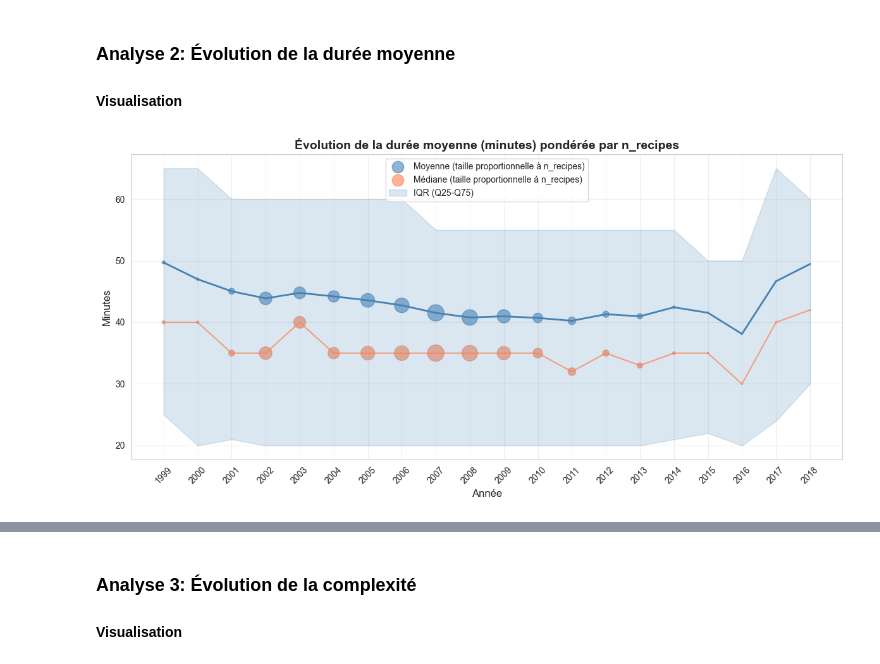
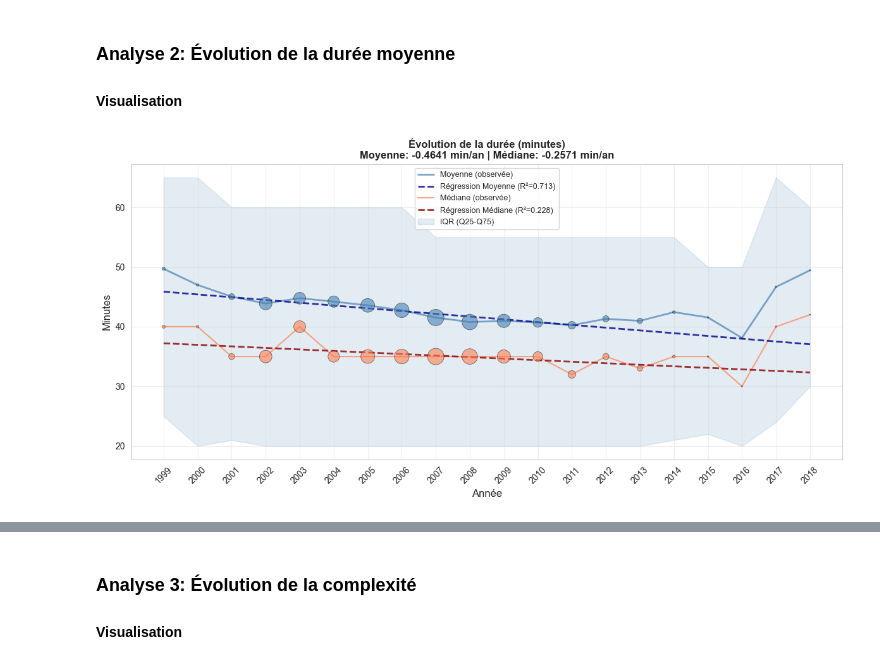
Before and after one commit to julienlafrance/backtothefuturekitchen, a Jupyter notebook: 00_eda/01_long_term/recipe/recipe_analysis_trendline.ipynb, the cells around one changed output, grey strips where cells are left out. Drawn from its saved outputs; the diff is of its cells as text; code cells hidden in the pictures.

```diff
--- a/00_eda/01_long_term/recipe/recipe_analysis_trendline.ipynb
+++ b/00_eda/01_long_term/recipe/recipe_analysis_trendline.ipynb
@@ -176,41 +192,96 @@ print(f"   • Résultat : {'✅ NORMAL' if dagostino_p > 0.05 else '❌ NON NOR
 ### Analyse 2: Évolution de la durée moyenne
 #### Visualisation
 # %%
+# 📊 Agrégation durée par année
 minutes_by_year = (
     df.group_by("year")
-    .agg([pl.mean("minutes").alias("mean_minutes"), pl.median("minutes").alias("median_minutes"),
-        pl.quantile("minutes", 0.25).alias("q25"), pl.quantile("minutes", 0.75).alias("q75"), pl.len().alias("n_recipes")
-    ]).sort("year").to_pandas()
+    .agg([
+        pl.mean("minutes").alias("mean_minutes"),
+        pl.median("minutes").alias("median_minutes"),
+        pl.quantile("minutes", 0.25).alias("q25"),
+        pl.quantile("minutes", 0.75).alias("q75"),
+        pl.len().alias("n_recipes")
+    ])
+    .sort("year").to_pandas()
 )
 
+# --- CALCUL DES RÉGRESSIONS WLS POUR MEAN ET MEDIAN ---
+import statsmodels.api as sm
+
+X = minutes_by_year['year'].values
+w = minutes_by_year['n_recipes'].values
+
+metrics_config = {
+    'mean_minutes': {
+        'color': 'steelblue',
+        'label': 'Moyenne',
+        'ylabel': 'minutes/an'
+    },
+    'median_minutes': {
+        'color': 'coral',
+        'label': 'Médiane',
+        'ylabel': 'minutes/an'
+    }
+}
+
+regressions = {}
+for metric_col in metrics_config.keys():
+    y = minutes_by_year[metric_col].values
+    X_const = sm.add_constant(X)
+    wls_model = sm.WLS(y, X_const, weights=w)
+    wls_result = wls_model.fit()
+    y_pred = wls_result.predict(X_const)
+    r2_w = 1 - np.average((y - y_pred)**2, weights=w) / np.average((y - np.average(y, weights=w))**2, weights=w)
+
+    regressions[metric_col] = {
+        'y_pred': y_pred,
+        'slope': wls_result.params[1],
+        'intercept': wls_result.params[0],
+        'r2': r2_w,
+        'p_value': wls_result.pvalues[1]
+    }
+
+# --- VISUALISATION AVEC RÉGRESSIONS ---
 fig, ax1 = plt.subplots(1, 1, figsize=(12, 6))
 
-# Taille des points proportionnelle à n_recipes
 sizes = minutes_by_year['n_recipes'] / minutes_by_year['n_recipes'].max() * 350
 
+# Moyenne : courbe + bulles + régression
+ax1.plot(minutes_by_year['year'], minutes_by_year['mean_minutes'],
+         color='steelblue', linewidth=2, alpha=0.7, label='Moyenne (observée)', zorder=1)
 ax1.scatter(minutes_by_year['year'], minutes_by_year['mean_minutes'],
-            s=sizes, color='steelblue', alpha=0.6, label='Moyenne (taille proportionnelle à n_recipes)')
-ax1.plot(minutes_by_year['year'], minutes_by_year['mean_minutes'], color='steelblue', linewidth=2)
+            s=sizes, color='steelblue', alpha=0.6, edgecolors='black', linewidths=0.5, zorder=3)
+ax1.plot(minutes_by_year['year'], regressions['mean_minutes']['y_pred'],
+         color='darkblue', linewidth=2, linestyle='--', alpha=0.8,
+         label=f"Régression Moyenne (R²={regressions['mean_minutes']['r2']:.3f})", zorder=2)
 
+# Médiane : courbe + bulles + régression
+ax1.plot(minutes_by_year['year'], minutes_by_year['median_minutes'],
+         color='coral', linewidth=1.5, alpha=0.7, label='Médiane (observée)', zorder=1)
 ax1.scatter(minutes_by_year['year'], minutes_by_year['median_minutes'],
-            s=sizes, color='coral', alpha=0.6, label='Médiane (taille proportionnelle à n_recipes)')
-ax1.plot(minutes_by_year['year'], minutes_by_year['median_minutes'], color='coral', linewidth=1.5, alpha=0.7)
+            s=sizes, color='coral', alpha=0.6, edgecolors='black', linewidths=0.5, zorder=3)
+ax1.plot(minutes_by_year['year'], regressions['median_minutes']['y_pred'],
+         color='darkred', linewidth=2, linestyle='--', alpha=0.8,
+         label=f"Régression Médiane (R²={regressions['median_minutes']['r2']:.3f})", zorder=2)
 
 # IQR (intervalle interquartile)
 ax1.fill_between(minutes_by_year['year'], minutes_by_year['q25'], minutes_by_year['q75'],
-                 alpha=0.2, color='steelblue', label='IQR (Q25-Q75)')
+                 alpha=0.15, color='steelblue', label='IQR (Q25-Q75)', zorder=0)
 
-ax1.set_title('Évolution de la durée moyenne (minutes) pondérée par n_recipes', fontsize=14, fontweight='bold')
+# Titres et légendes
+title_text = (f"Évolution de la durée (minutes)\n"
+              f"Moyenne: {regressions['mean_minutes']['slope']:+.4f} min/an | "
+              f"Médiane: {regressions['median_minutes']['slope']:+.4f} min/an")
+ax1.set_title(title_text, fontsize=12, fontweight='bold')
 ax1.set_xlabel('Année', fontsize=12)
 ax1.set_ylabel('Minutes', fontsize=12)
-ax1.legend()
+ax1.legend(loc='best', fontsize=9)
 ax1.grid(True, alpha=0.3)
-
 ax1.set_xticks(minutes_by_year['year'])
 ax1.set_xticklabels([int(y) for y in minutes_by_year['year']], rotation=45)
 
 plt.tight_layout()
 plt.show()
 # %% [output]
-[figure, old version]
+[figure, new version]
 # %% [markdown]
```
Also changed, not shown: parts of 33 cells of this notebook.
